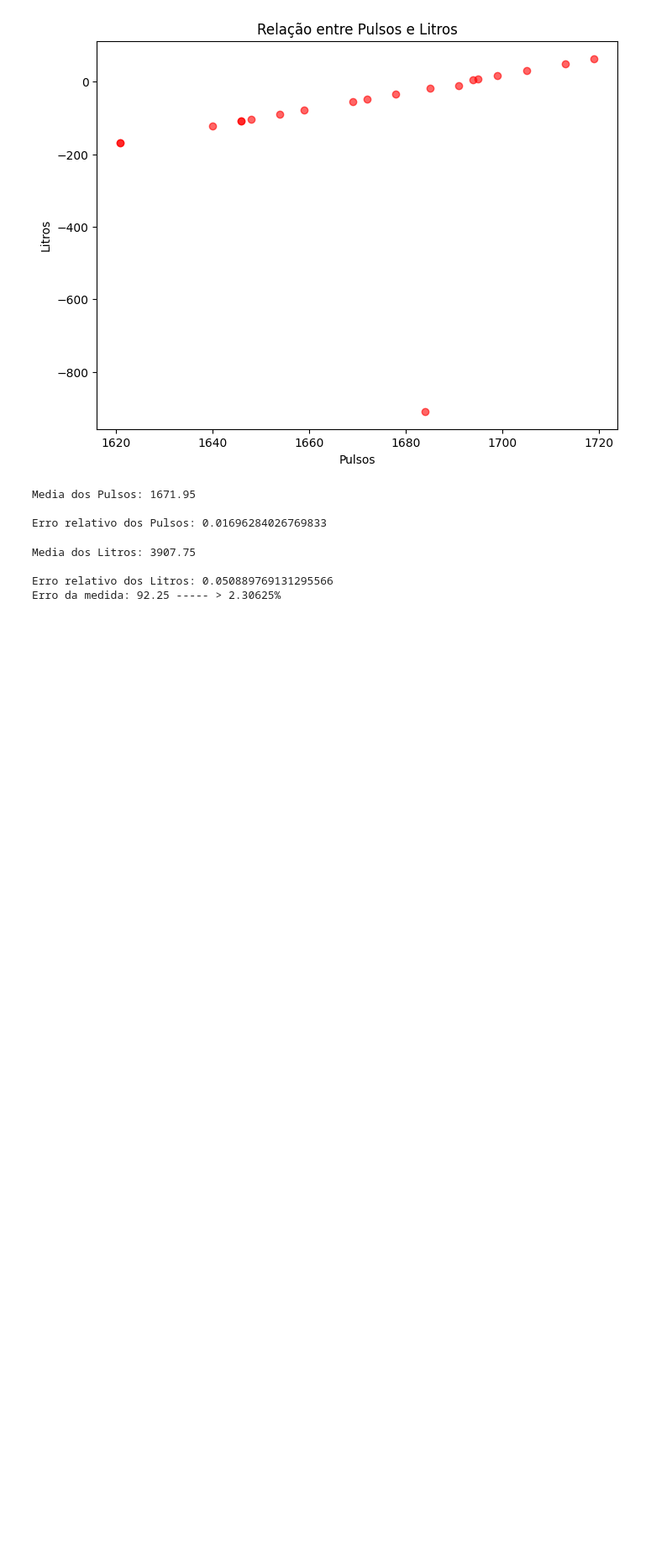
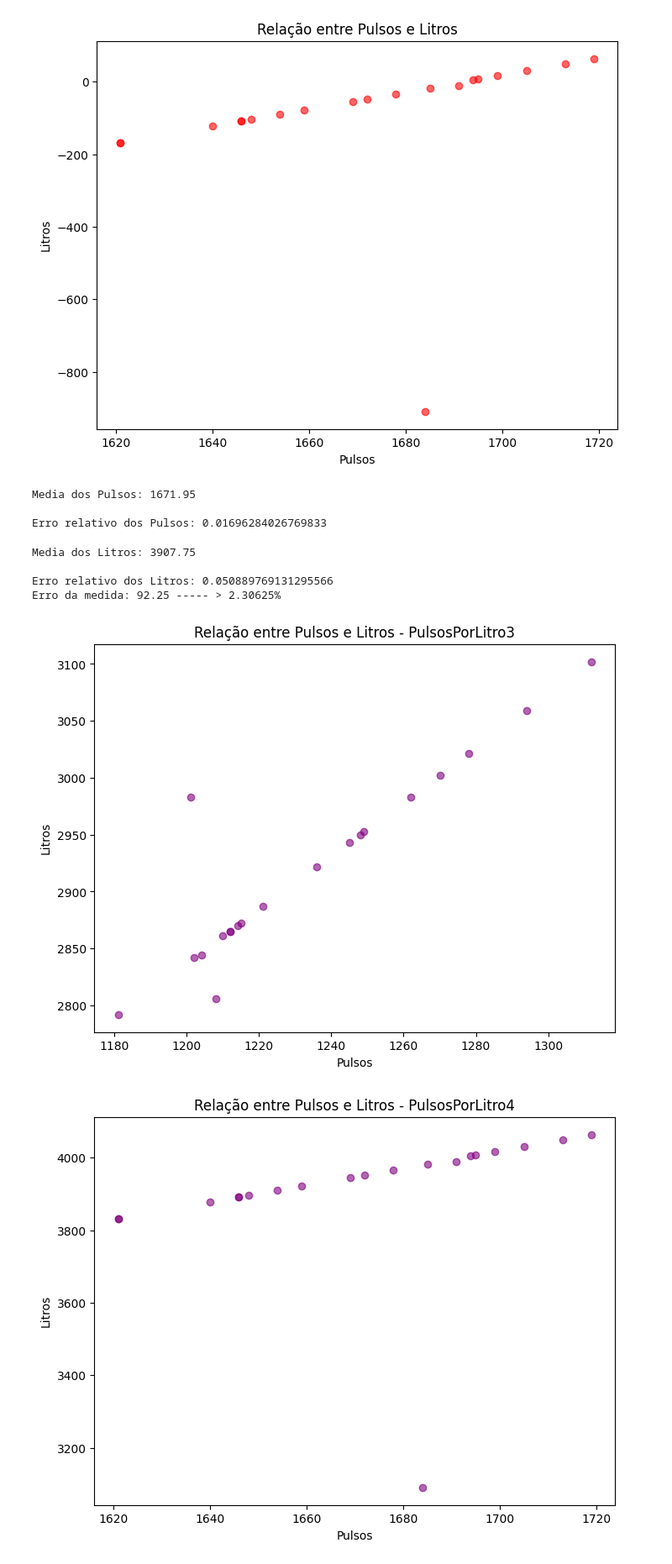
Before and after one commit to paschoal-artur/AnalisePulsos, a Jupyter notebook: main.ipynb, the cells around one changed output. Shown at 84% size. Cells and saved outputs as stored; diff of their text form; code cells hidden in the pictures; blank space fills up the shorter version.

Commit message:
Codigo Atualizado
Código agora capaz de ler arquivos de uma pasta e calcular as médias, desvio padrao e o erro relativo/medidas. Usando uma função de calculo estatistico com leitura de dados

```diff
--- a/main.ipynb
+++ b/main.ipynb
@@ -109,3 +93,60 @@ Media dos Litros: 3907.75
 
 Erro relativo dos Litros: 0.050889769131295566
 Erro da medida: 92.25 ----- > 2.30625%
+# %%
+def processar_arquivo(filepath):
+    try:
+        # Leitura dos dados
+        pulsos = pd.read_csv(filepath, delimiter=' ', header=None, names=['Pulsos', 'Litros'])
+        vec_pulsos = pulsos['Pulsos'].to_list()
+        vec_litros = pulsos['Litros'].to_list()
+
+        # Verificar se as listas não estão vazias
+        if not vec_pulsos or not vec_litros:
+            print(f"Dados vazios no arquivo {filepath}")
+            return None, None, None
+
+        # Cálculos estatísticos
+        media_pulsos = np.mean(vec_pulsos)
+        desvioP = np.std(vec_pulsos)
+        erroR = desvioP / media_pulsos
+
+        media_litros = np.mean(vec_litros)
+
+        # Resultados
+        resultados = {
+            'Media_pulsos': media_pulsos,
+            'Erro_relativo_pulsos': erroR,
+            'Media_litros': media_litros
+        }
+
+        return resultados, vec_pulsos, vec_litros
+    except Exception as e:
+        print(f"Erro ao processar o arquivo {filepath}: {e}")
+        return None, None, None
+
+# Diretório contendo os arquivos
+diretorio = 'Pulsos'
+
+# Lista para armazenar todos os resultados
+todos_resultados = []
+# Iterar sobre os arquivos no diretório
+arquivos = os.listdir(diretorio)
+for filename in arquivos:
+    filepath = os.path.join(diretorio, filename)
+    resultados, vec_pulsos, vec_litros = processar_arquivo(filepath)
+    if resultados is not None:
+        # Adicionar os resultados à lista
+        todos_resultados.append({'filename': filename, **resultados})
+        # Plotando o gráfico de dispersão para cada arquivo
+        plt.figure(figsize=(8, 6))
+        plt.scatter(vec_pulsos, vec_litros, color='purple', alpha=0.6)
+        plt.title(f'Relação entre Pulsos e Litros - {filename}')
+        plt.xlabel('Pulsos')
+        plt.ylabel('Litros')
+        plt.show()
+    else:
+        print(f"Não foram gerados resultados para o arquivo {filename}")
+# %% [output]
+[figure, added]
+[figure, added]
```
Also changed, not shown: parts of 1 cell of this notebook, 2 other files.
